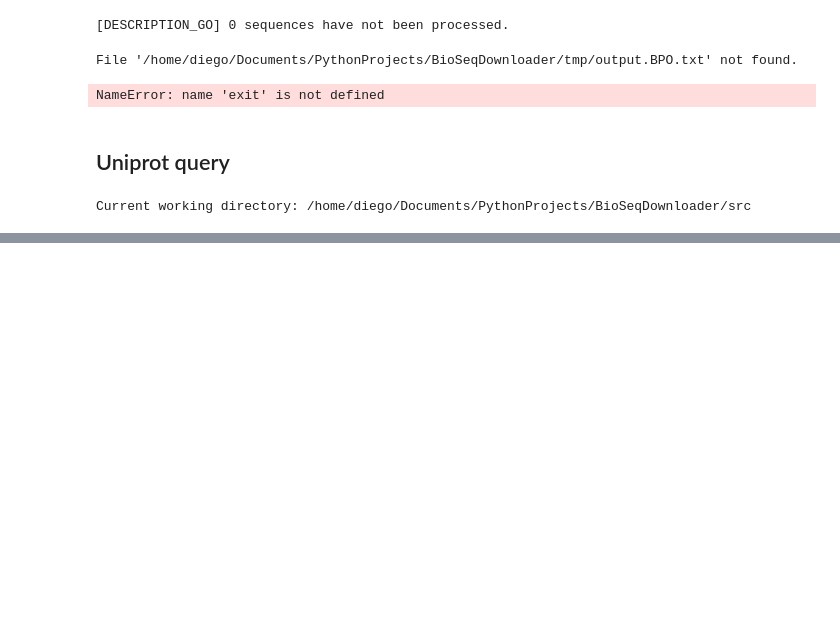
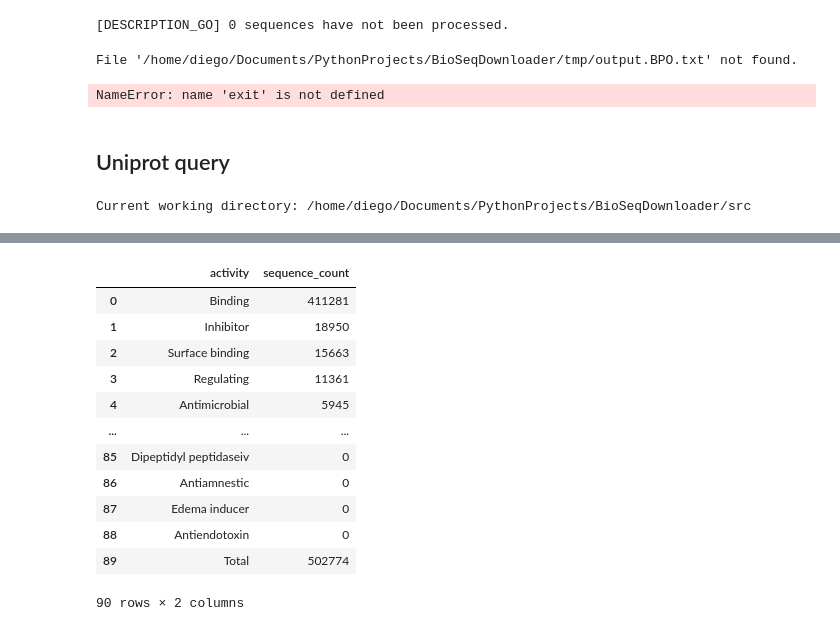
Before and after one commit to ProteinEngineering-PESB2/BioSeqDownloader, a Jupyter notebook: tests.ipynb, the cells around one changed output, grey strips where cells are left out. Drawn from its saved outputs; the diff is of its cells as text; code cells hidden in the pictures; blank space fills up the shorter version.

```diff
--- a/tests.ipynb
+++ b/tests.ipynb
@@ -498,0 +509,46 @@ Parsing field: seq
+# %%
+# Create an empty list to store the results
+activity_data = []
+
+# Iterate over each file in uniprot_search_files
+for file in uniprot_search_files:
+    # Load the CSV file into a DataFrame
+    df = pd.read_csv(f"uniprot_search/{file}")
+
+    # Extract the activity name from the file name
+    activity = file.replace("uniprot_", "").replace(".csv", "").replace("-", " ").capitalize()
+
+    # Count the number of sequences in the DataFrame
+    sequence_count = len(df)
+
+    # Append the activity and sequence count to the list
+    activity_data.append({"activity": activity, "sequence_count": sequence_count})
+
+# Create a DataFrame from the activity data
+activity_df = pd.DataFrame(activity_data)
+
+# Sort the DataFrame by sequence count in descending order
+activity_df = activity_df.sort_values(by="sequence_count", ascending=False)
+
+# Calculate the total number of sequences
+total_sequences = activity_df["sequence_count"].sum()
+
+# Add a row for the total sequences
+activity_df = pd.concat([activity_df, pd.DataFrame([{"activity": "Total", "sequence_count": total_sequences}])], ignore_index=True)
+
+# Display the resulting DataFrame
+activity_df
+# %% [output]
+|  | activity | sequence_count |
+| 0 | Binding | 411281 |
+| 1 | Inhibitor | 18950 |
+| 2 | Surface binding | 15663 |
+| 3 | Regulating | 11361 |
+| 4 | Antimicrobial | 5945 |
+| ... | ... | ... |
+| 85 | Dipeptidyl peptidaseiv | 0 |
+| 86 | Antiamnestic | 0 |
+| 87 | Edema inducer | 0 |
+| 88 | Antiendotoxin | 0 |
+| 89 | Total | 502774 |
+90 rows × 2 columns
```
Also changed, not shown: parts of 38 cells of this notebook, 8 other files.
